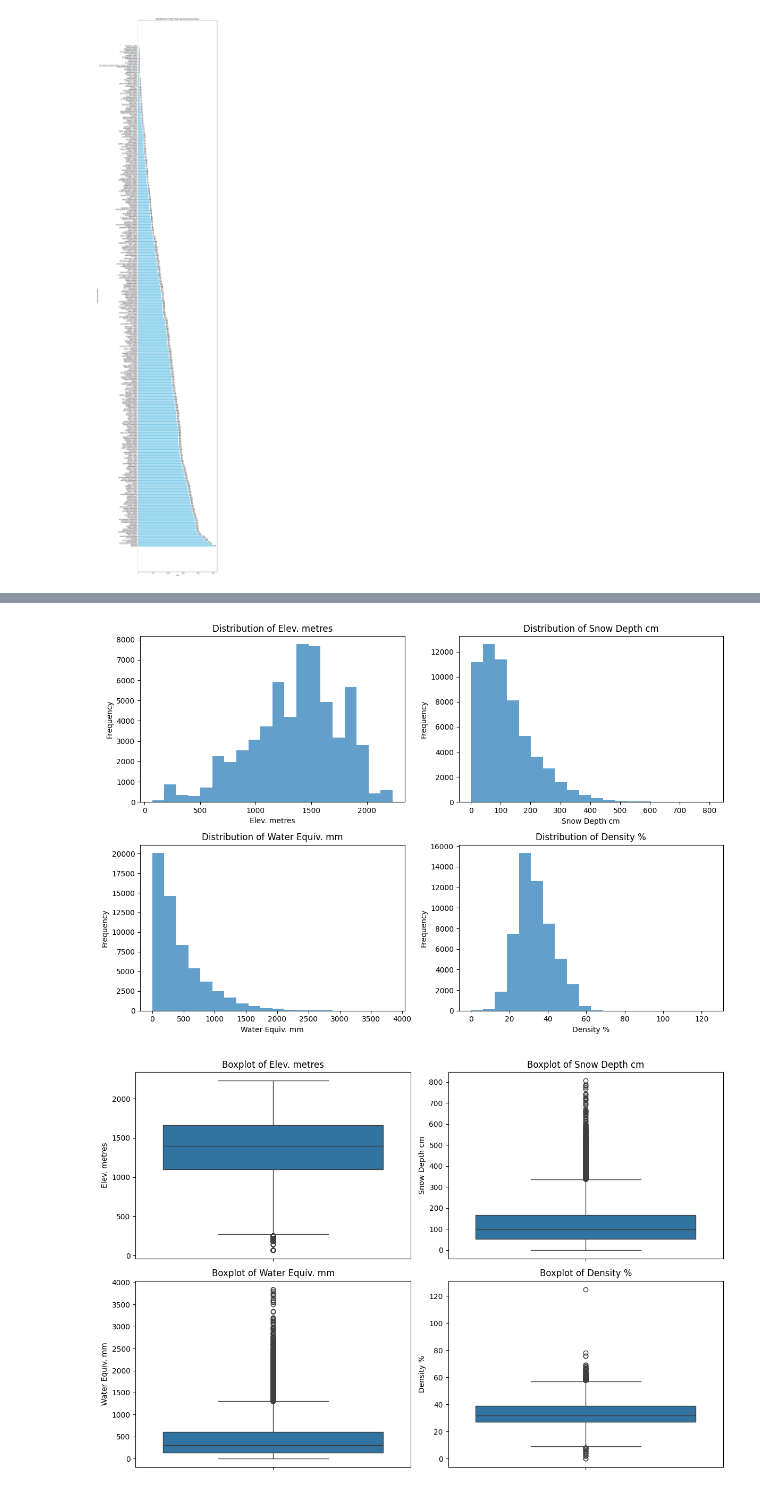
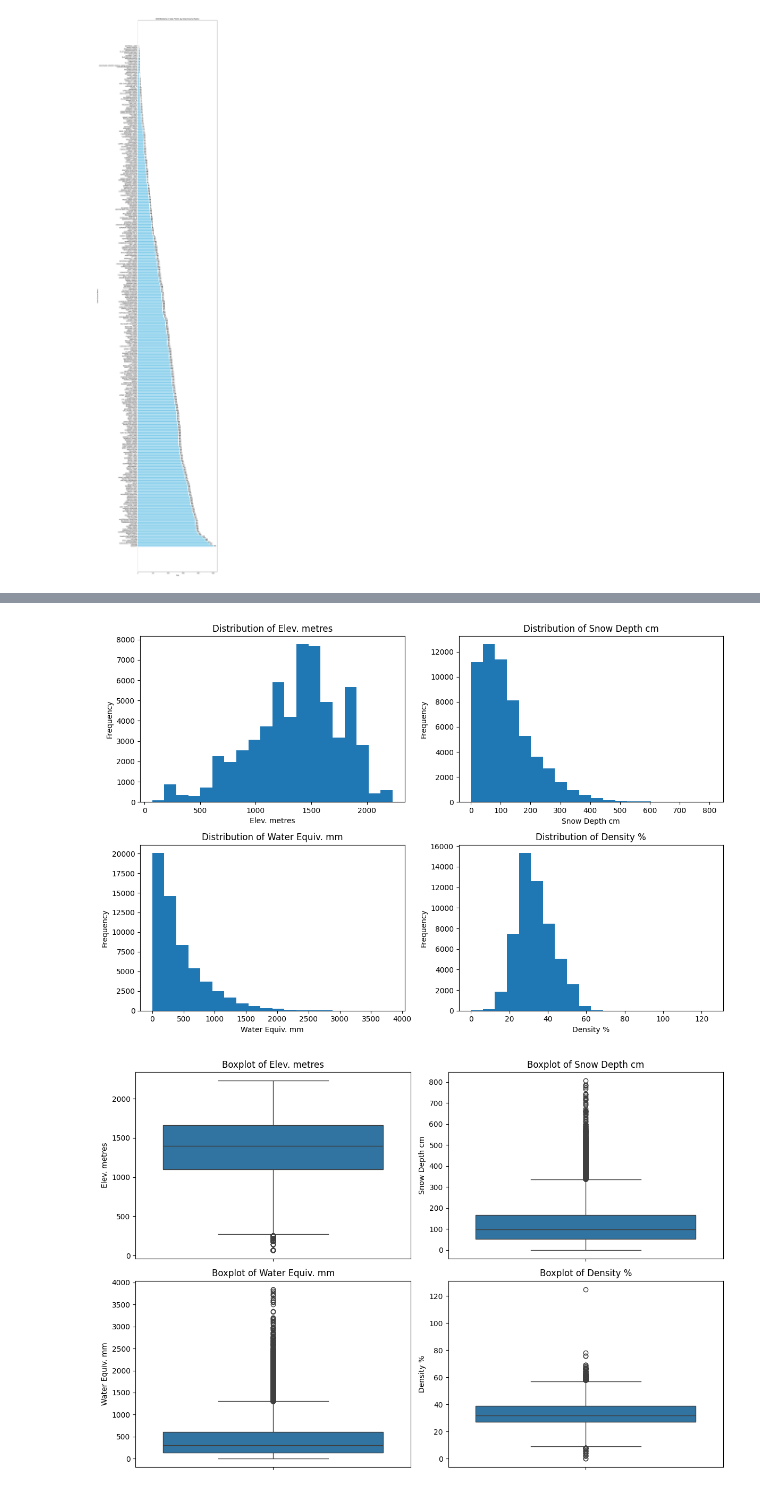
Before and after one commit to Oliver2552/Snow_Depth_Patterns_BC, a Jupyter notebook: src/snow_survey_EDA.ipynb, the cells around one changed output, grey strips where cells are left out. Drawn from its saved outputs; the diff is of its cells as text; code cells hidden in the pictures.

```diff
--- a/src/snow_survey_EDA.ipynb
+++ b/src/snow_survey_EDA.ipynb
@@ -296,35 +308,35 @@ snow_survey_df.head()
 
 # Variables we want to plot
 variables = ['Elev. metres', 'Snow Depth cm', 'Water Equiv. mm', 'Density %']
 
 # creating the plots and sizes we want
 fig, axes = plt.subplots(2, 2, figsize=(12, 8))
 
 # because axes is a 2D array, flatten converts it into a 1D array which makes it easier to iterate through.
 axes = axes.flatten()
 
 # enumerating through all our variables and creating histograms for each.
 for i, variable in enumerate(variables):
-    axes[i].hist(snow_survey_df[variable], bins = 20, alpha = 0.7)
+    axes[i].hist(snow_survey_df[variable], bins = 20)
     axes[i].set_xlabel(variable)
     axes[i].set_ylabel('Frequency')
     axes[i].set_title(f'Distribution of {variable}')
 
 # fit plots, ensuring no overlapping..
 plt.tight_layout()
 
 # Saving image to output folder - filepath for output folder:
 output_folder = '/Users/oscaramirmansour/midterm_project/output/'
 
 filename = 'Histograms.png'
 
 output_path = output_folder + filename
 
 plt.savefig(output_path)
 
 plt.show()
 # %% [output]
-[figure, old version]
+[figure, new version]
 # %%
 # Let's create boxplots for the 'Elev. metres', 'Snow Depth cm', 'Water Equiv. mm' and 'Density'. Given the overwhelming presence of NaN values in 'Survey Code' and 'Snow Line Elev. m' we wont be using those columns and they will be dropped in cleaning, just before modelling.
 
```
Also changed, not shown: parts of 6 cells of this notebook, 3 other files.
